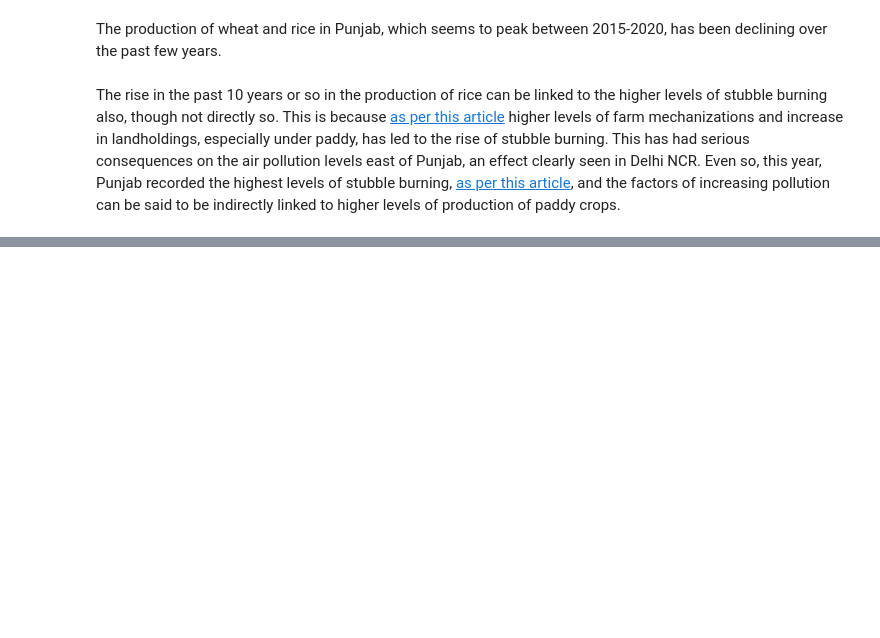
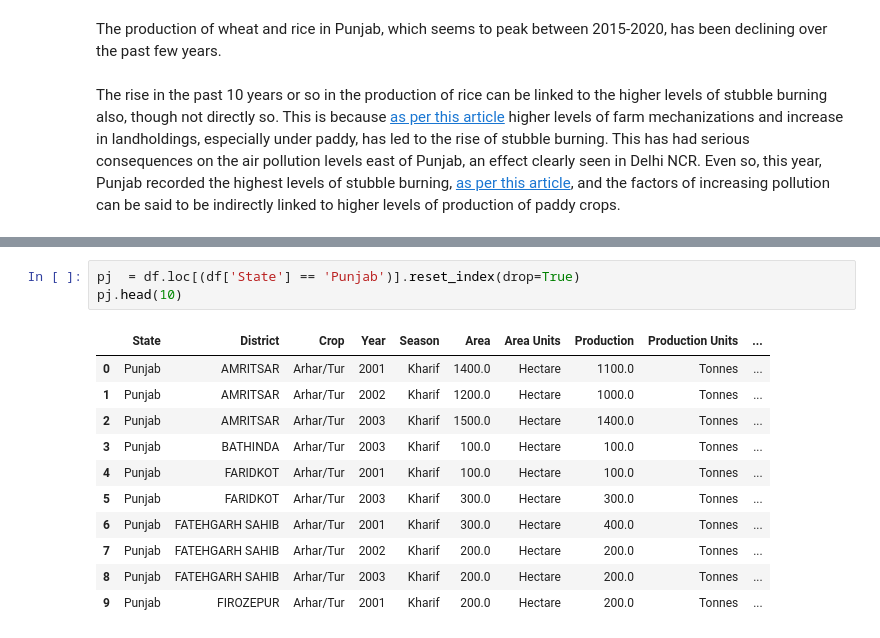
Before and after one commit to ananyatiwari14/DATAPROJECTFall2022, a Jupyter notebook: j33 finals.ipynb, the cells around one changed output, grey strips where cells are left out. Cells and saved outputs as stored; diff of their text form; blank space fills up the shorter version.

```diff
--- a/j33 finals.ipynb
+++ b/j33 finals.ipynb
@@ -820,0 +839,15 @@ The rise in the past 10 years or so in the production of rice can be linked to t
+# %%
+pj  = df.loc[(df['State'] == 'Punjab')].reset_index(drop=True)
+pj.head(10)
+# %% [output]
+|  | State | District | Crop | Year | Season | Area | Area Units | Production | Production Units | ... |
+| 0 | Punjab | AMRITSAR | Arhar/Tur | 2001 | Kharif | 1400.0 | Hectare | 1100.0 | Tonnes | ... |
+| 1 | Punjab | AMRITSAR | Arhar/Tur | 2002 | Kharif | 1200.0 | Hectare | 1000.0 | Tonnes | ... |
+| 2 | Punjab | AMRITSAR | Arhar/Tur | 2003 | Kharif | 1500.0 | Hectare | 1400.0 | Tonnes | ... |
+| 3 | Punjab | BATHINDA | Arhar/Tur | 2003 | Kharif | 100.0 | Hectare | 100.0 | Tonnes | ... |
+| 4 | Punjab | FARIDKOT | Arhar/Tur | 2001 | Kharif | 100.0 | Hectare | 100.0 | Tonnes | ... |
+| 5 | Punjab | FARIDKOT | Arhar/Tur | 2003 | Kharif | 300.0 | Hectare | 300.0 | Tonnes | ... |
+| 6 | Punjab | FATEHGARH SAHIB | Arhar/Tur | 2001 | Kharif | 300.0 | Hectare | 400.0 | Tonnes | ... |
+| 7 | Punjab | FATEHGARH SAHIB | Arhar/Tur | 2002 | Kharif | 200.0 | Hectare | 200.0 | Tonnes | ... |
+| 8 | Punjab | FATEHGARH SAHIB | Arhar/Tur | 2003 | Kharif | 200.0 | Hectare | 200.0 | Tonnes | ... |
+| 9 | Punjab | FIROZEPUR | Arhar/Tur | 2001 | Kharif | 200.0 | Hectare | 200.0 | Tonnes | ... |
```
Also changed, not shown: parts of 24 cells of this notebook, 1 other file.
